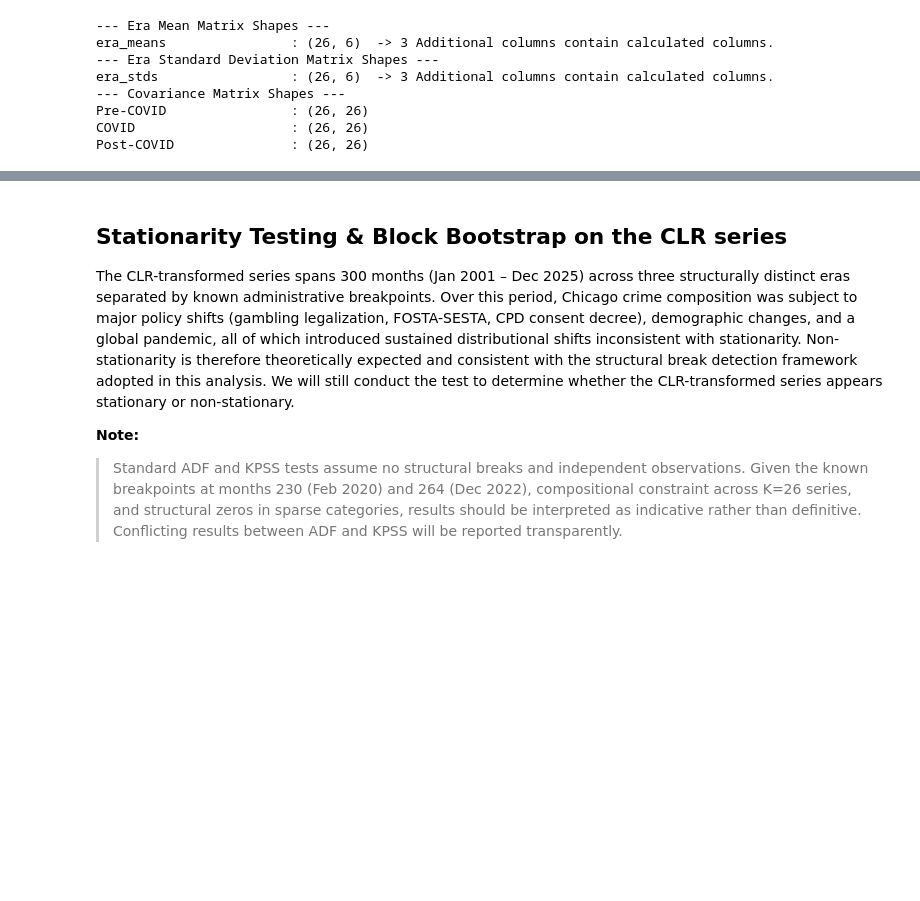
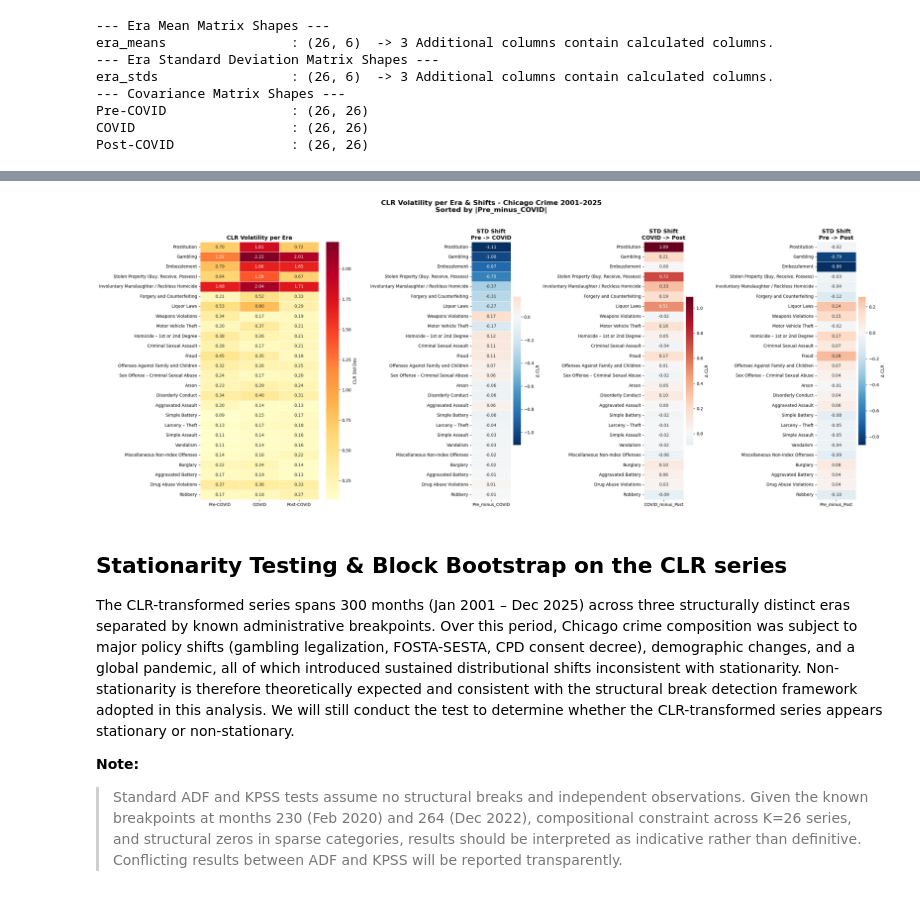
Before and after one commit to SirErikPak/ChicagoCrime, a Jupyter notebook: Notebook/ChicagoCrimeDetection.ipynb, the cells around one changed output, grey strips where cells are left out. Drawn from its saved outputs; the diff is of its cells as text; code cells hidden in the pictures; blank space fills up the shorter version.

```diff
--- a/Notebook/ChicagoCrimeDetection.ipynb
+++ b/Notebook/ChicagoCrimeDetection.ipynb
@@ -503,3 +529,7 @@ clr.plot_std_era_heatmaps(eras_stat)
+# %%
+clr.plot_era_heatmaps(eras_stat, stat_type='std')
+# %% [output]
+[figure, added]
 # %% [markdown]
 ## Stationarity Testing & Block Bootstrap on the CLR series
 The CLR-transformed series spans 300 months (Jan 2001 – Dec 2025) across three structurally distinct eras separated by known administrative breakpoints. Over this period, Chicago crime composition was subject to major policy shifts (gambling legalization, FOSTA-SESTA, CPD consent decree), demographic changes, and a global pandemic, all of which introduced sustained distributional shifts inconsistent with stationarity. Non-stationarity is therefore theoretically expected and consistent with the structural break detection framework adopted in this analysis. We will still conduct the test to determine whether the CLR-transformed series appears stationary or non-stationary.
```
Also changed, not shown: parts of 47 cells of this notebook, 15 other files.
